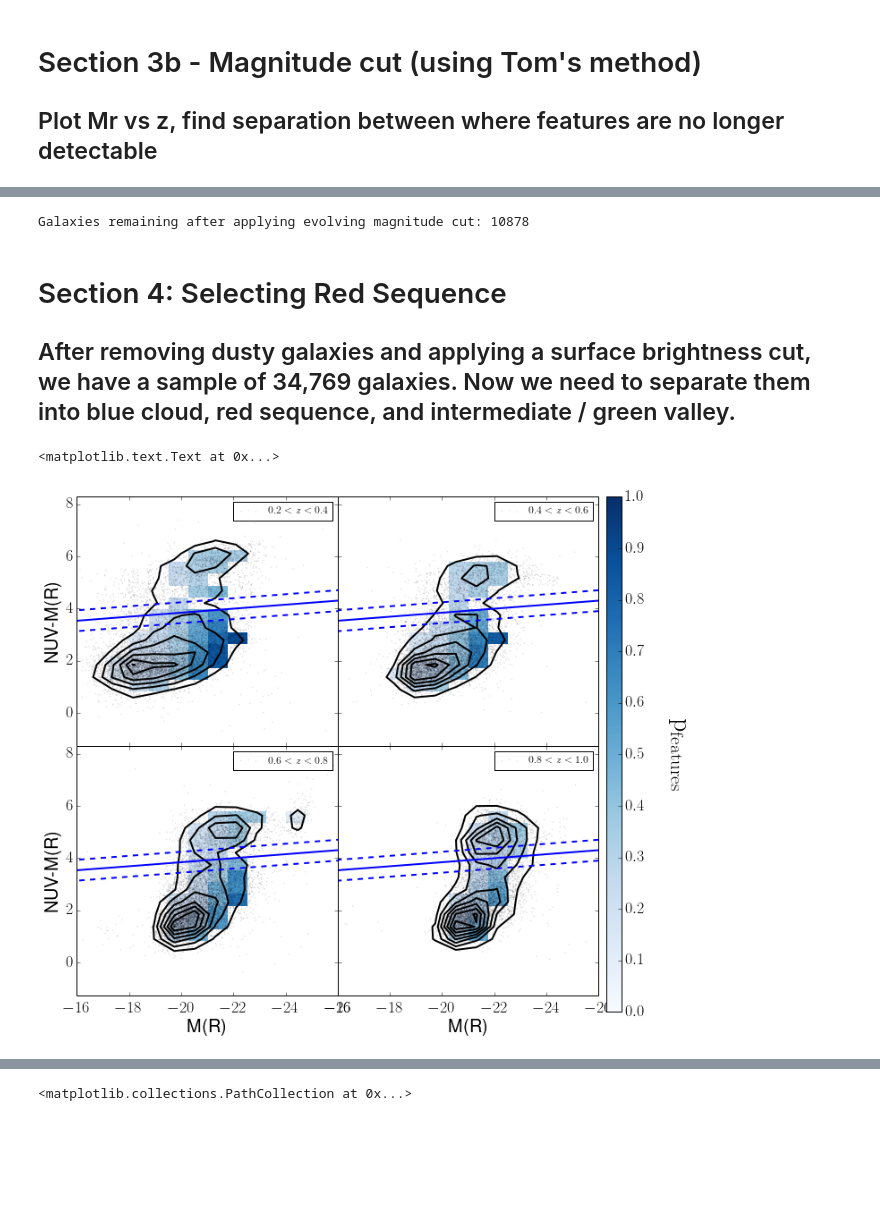
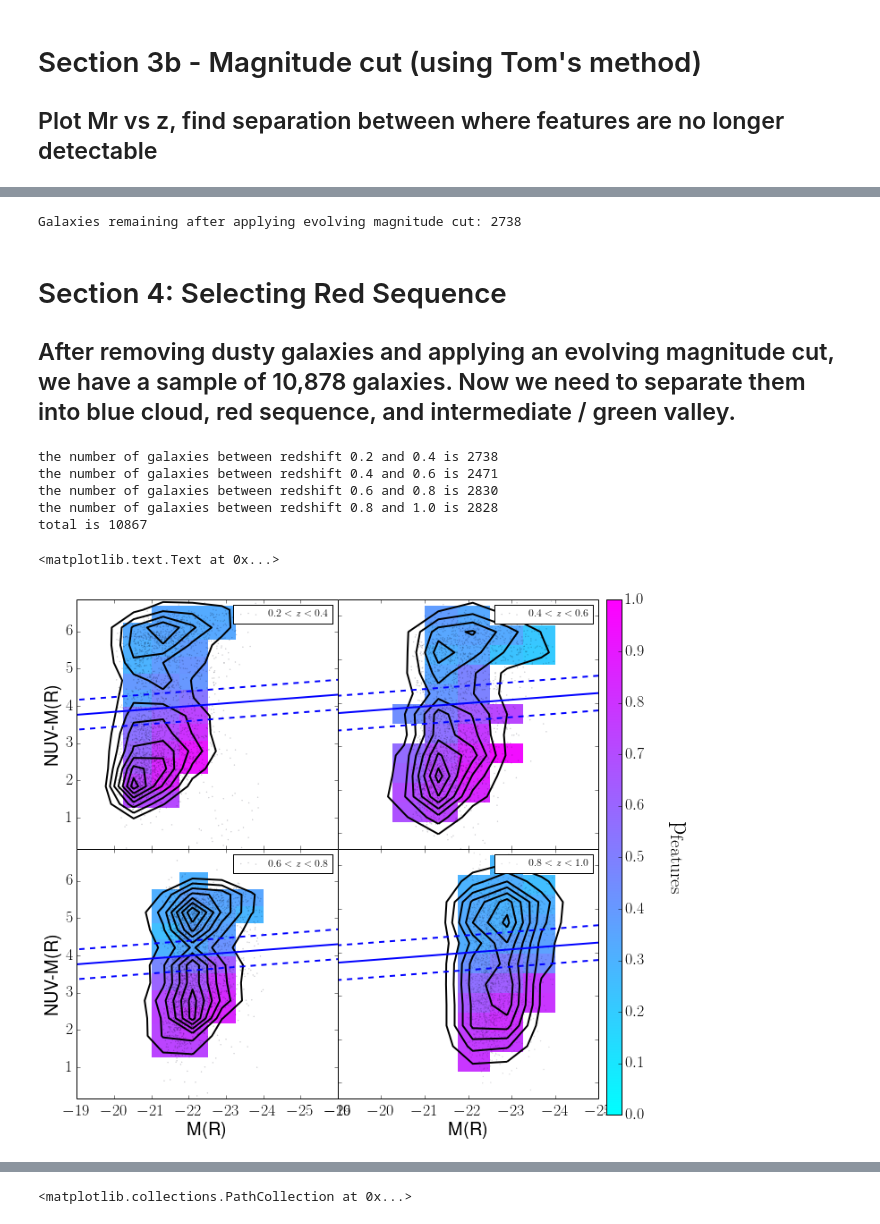
Before and after one commit to Mel23/GZ_Hubble_Science, a Jupyter notebook: Red_Disk_Fraction/red_disks.ipynb, the cells around one changed output, grey strips where cells are left out. Drawn from its saved outputs; the diff is of its cells as text; code cells hidden in the pictures; blank space fills up the shorter version.

```diff
--- a/Red_Disk_Fraction/red_disks.ipynb
+++ b/Red_Disk_Fraction/red_disks.ipynb
@@ -181,8 +190,8 @@ f.text(0.98, 0.5, r'$\mathrm{p_{features}}$', ha='center', va='center', rotation
 # %%
-new_sample_mag_limited = (data['Z']>=0.2) & (data['Z']<=1) & ((data['MNUV']-data['MR']<4) | (data['MNUV']-data['MR']>(1.6+2.2*(data['MR']-data['MJ'])))) & (data['MR']>-24) & (data['MR'] < -19.375-3.125*data['Z'] )
+new_sample_mag_limited = (data['Z']>=.2) & (data['Z']<.4) & red_cut & mag_cut
 print 'Galaxies remaining after applying evolving magnitude cut: %s'%len(data[new_sample_mag_limited])
 # %% [output]
-Galaxies remaining after applying evolving magnitude cut: 10878
+Galaxies remaining after applying evolving magnitude cut: 2738
 # %% [markdown]
 # Section 4: Selecting Red Sequence
-## After removing dusty galaxies and applying a surface brightness cut, we have a sample of 34,769 galaxies. Now we need to separate them into blue cloud, red sequence, and intermediate / green valley.
+## After removing dusty galaxies and applying an evolving magnitude cut, we have a sample of 10,878 galaxies. Now we need to separate them into blue cloud, red sequence, and intermediate / green valley.
@@ -194,3 +198,28 @@ new_8_1 = (data['Z']>0.8) & (data['Z']<=1) & ((data['MNUV']-data['MR']<4) | (dat
+# %%
+#separate data into bins of fixed redshift, of width dz
+z_min=.2
+z_max=1
+dz=.2
+z_edges=np.linspace(z_min,z_max,(z_max-z_min)/dz+1)
+redshift_bin_dct={}
+for z in range(0,len(z_edges)-1):
+    redshift_bin_dct[z_edges[z],z_edges[z+1]] = (data['Z']>=float(z_edges[z])) & (data['Z']<float(z_edges[z+1])) & mag_cut & red_cut
+# %%
+t=0
+for z in range(0,len(z_edges)-1):
+    print 'the number of galaxies between redshift %s and %s is %s' %(z_edges[z],z_edges[z+1],len(data[redshift_bin_dct[z_edges[z],z_edges[z+1]]]))
+    t+=len(data[redshift_bin_dct[z_edges[z],z_edges[z+1]]])
+print 'total is %s'%t
+# %% [output]
+the number of galaxies between redshift 0.2 and 0.4 is 2738
+the number of galaxies between redshift 0.4 and 0.6 is 2471
+the number of galaxies between redshift 0.6 and 0.8 is 2830
+the number of galaxies between redshift 0.8 and 1.0 is 2828
+total is 10867
+# %%
+data_list=[]
+for z in range(0,len(z_edges)-1):
+    data_list.append(redshift_bin_dct[z_edges[z],z_edges[z+1]])
 # %%
 def Hist3D(xedges,yedges,the_data,colorhist):
     newmatrix = np.zeros(shape=(len(yedges)-1,len(xedges)-1))
@@ -224,75 +253,77 @@ f=plt.figure(figsize=(12,10))
 gs=gridspec.GridSpec(2,2)
 gs.update(wspace=0,hspace=0)
 
-data_list=[new_2_4,new_4_6,new_6_8,new_8_1]
+cmap=cm.cool
+alpha=.3
+
 gsx=[0,0,1,1]
 gsy=[0,1,0,1]
 labellist=[2,4,6,8]
 
 x=np.linspace(-40,-10,10)
 ax0=plt.subplot(gs[0,0])
-plt.scatter(data[data_list[0]]['MR'],data[data_list[0]]['MNUV']-data[data_list[0]]['MR'],s=.1,alpha=.2,label='$0.2<z<0.4$')
+plt.scatter(data[data_list[0]]['MR'],data[data_list[0]]['MNUV']-data[data_list[0]]['MR'],s=.1,alpha=alpha,label='$0.2<z<0.4$')
 plt.contour(colorhist0.T,extent=extent,colors='k',linewidths=2)
-im0=ax0.imshow(this_hist0,origin='lower',extent=extent,interpolation='nearest',cmap=cm.Blues,vmin=0,vmax=1)
+im0=ax0.imshow(this_hist0,origin='lower',extent=extent,interpolation='nearest',cmap=cmap,vmin=0,vmax=1)
 plt.plot(x,2.3-.077*x,lw=2)
 plt.plot(x,1.9-.077*x,lw=2,ls='dashed',c='b')
 plt.plot(x,2.7-.077*x,lw=2,ls='dashed',c='b')
 plt.ylim(-1,8)
-plt.xlim(-26,-16)
+plt.xlim(-26,-19)
 plt.tick_params(labelbottom='off')
 plt.ylabel('NUV-M(R)',fontsize=20)
 plt.legend()
 plt.gca().invert_xaxis()
 
 ax1=plt.subplot(gs[0,1])
-plt.scatter(data[data_list[1]]['MR'],data[data_list[1]]['MNUV']-data[data_list[1]]['MR'],s=.1,alpha=.2,label='$0.4<z<0.6$')
+plt.scatter(data[data_list[1]]['MR'],data[data_list[1]]['MNUV']-data[data_list[1]]['MR'],s=.1,alpha=alpha,label='$0.4<z<0.6$')
 plt.contour(colorhist1.T,extent=extent,colors='k',linewidths=2)
-im1=ax1.imshow(this_hist1,origin='lower',extent=extent,interpolation='nearest',cmap=cm.Blues,vmin=0,vmax=1)
+im1=ax1.imshow(this_hist1,origin='lower',extent=extent,interpolation='nearest',cmap=cmap,vmin=0,vmax=1)
 plt.tick_params(labelleft='off',labelbottom='off')
 plt.plot(x,2.3-.077*x,lw=2)
 plt.plot(x,1.9-.077*x,lw=2,ls='dashed',c='b')
 plt.plot(x,2.7-.077*x,lw=2,ls='dashed',c='b')
 plt.ylim(-1,8)
-plt.xlim(-26,-16)
+plt.xlim(-26,-19)
 plt.gca().invert_xaxis()
 plt.legend()
 
 ax2=plt.subplot(gs[1,0],sharex=ax0)
-plt.scatter(data[data_list[2]]['MR'],data[data_list[2]]['MNUV']-data[data_list[2]]['MR'],s=.1,alpha=.2,label='$0.6<z<0.8$')
+plt.scatter(data[data_list[2]]['MR'],data[data_list[2]]['MNUV']-data[data_list[2]]['MR'],s=.1,alpha=alpha,label='$0.6<z<0.8$')
 plt.contour(colorhist2.T,extent=extent,colors='k',linewidths=2)
-im2=ax2.imshow(this_hist2,origin='lower',extent=extent,interpolation='nearest',cmap=cm.Blues,vmin=0,vmax=1)
+im2=ax2.imshow(this_hist2,origin='lower',extent=extent,interpolation='nearest',cmap=cmap,vmin=0,vmax=1)
 plt.plot(x,2.3-.077*x,lw=2)
 plt.plot(x,1.9-.077*x,lw=2,ls='dashed',c='b')
 plt.plot(x,2.7-.077*x,lw=2,ls='dashed',c='b')
 plt.ylim(-1,8)
-plt.xlim(-26,-16)
+plt.xlim(-26,-19)
 plt.gca().invert_xaxis()
 plt.ylabel('NUV-M(R)',fontsize=20)
 plt.xlabel('M(R)',fontsize=20)
 plt.legend()
 
 ax3=plt.subplot(gs[1,1],sharex=ax1)
 plt.scatter(data[data_list[3]]['MR'],data[data_list[3]]['MNUV']-data[data_list[3]]['MR'],s=.1,alpha=.2,label='$0.8<z<1.0$')
 plt.contour(colorhist3.T,extent=extent,colors='k',linewidths=2)
-im3=ax3.imshow(this_hist3,origin='lower',extent=extent,interpolation='nearest',cmap=cm.Blues,vmin=0,vmax=1)
+im3=ax3.imshow(this_hist3,origin='lower',extent=extent,interpolation='nearest',cmap=cmap,vmin=0,vmax=1)
 plt.tick_params(labelleft='off')
 
 
 plt.plot(x,2.3-.077*x,lw=2)
 plt.plot(x,1.9-.077*x,lw=2,ls='dashed',c='b')
 plt.plot(x,2.7-.077*x,lw=2,ls='dashed',c='b')
 plt.ylim(-1,8)
-plt.xlim(-26,-16)
+plt.xlim(-25,-19)
 plt.gca().invert_xaxis()
 plt.legend()
 plt.xlabel('M(R)',fontsize=20)
 
 
 f.subplots_adjust(wspace=0, hspace=0,right=.8)
 cbar_ax = f.add_axes([0.81, 0.1, 0.02, 0.8])
 f.colorbar(im0, cax=cbar_ax)
 f.text(0.9, 0.5, r'$\mathrm{p_{features}}$', ha='center', va='center', rotation=270,fontsize=30)
 # %% [output]
 <matplotlib.text.Text at 0x...>
-[figure, old version]
+[figure, new version]
 # %%
```
Also changed, not shown: parts of 21 cells of this notebook.
